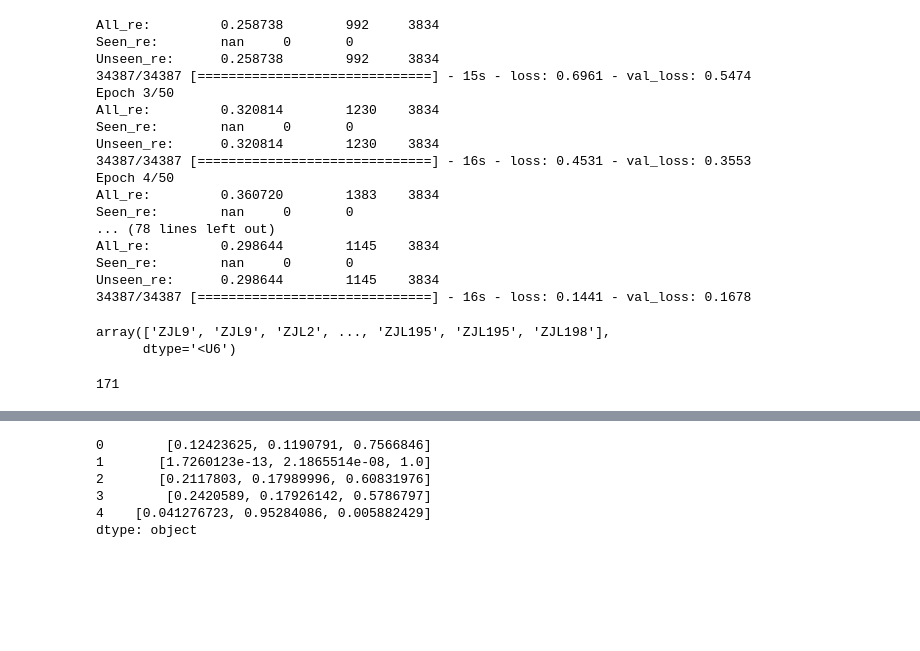
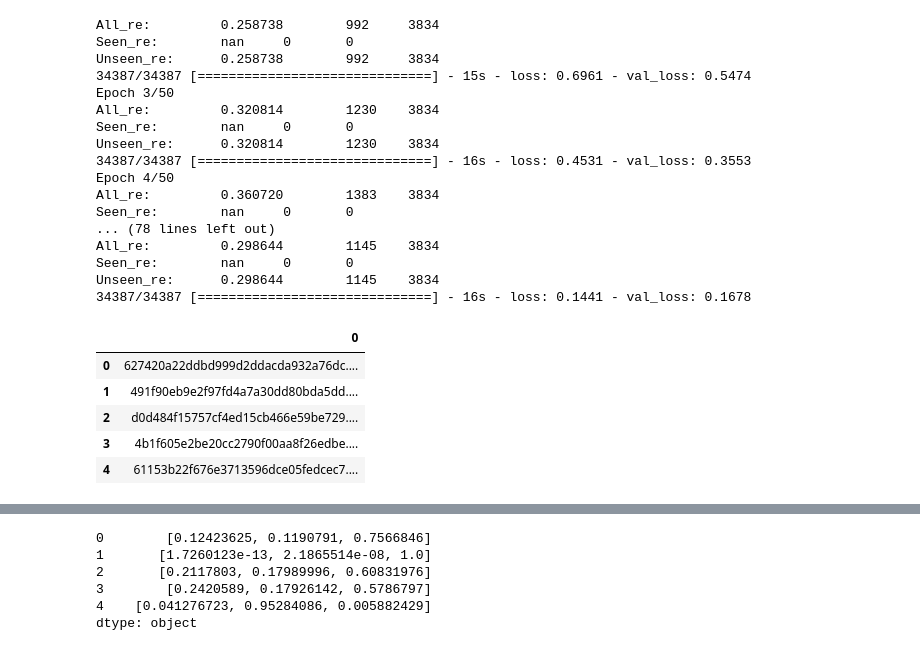
Before and after one commit to ifuding/TC, a Jupyter notebook: ZJC/Code/EmbAttrToImagFeaturesClean-Copy3.ipynb, the cells around one changed output, grey strips where cells are left out. Saved outputs shown, nothing was run; the diff lists cells and outputs as text; code cells hidden in the pictures; blank space fills up the shorter version.

```diff
--- a/ZJC/Code/EmbAttrToImagFeaturesClean-Copy3.ipynb
+++ b/ZJC/Code/EmbAttrToImagFeaturesClean-Copy3.ipynb
@@ -769,15 +774,13 @@ Seen_re:        nan     0       0
 Unseen_re:      0.298644        1145    3834
 34387/34387 [==============================] - 16s - loss: 0.1441 - val_loss: 0.1678
 # %%
-pred_nearest_class_id = find_nearest_class(class_id_emb_attr, zs_model, validate_part_df, validate_part_target, 2)
-pred_nearest_class_id
+# pred_nearest_class_id = find_nearest_class(class_id_emb_attr, zs_model, validate_part_df, validate_part_target, 2)
+# pred_nearest_class_id
+validate_part_img_id.head()
 # %% [output]
-array(['ZJL9', 'ZJL9', 'ZJL2', ..., 'ZJL195', 'ZJL195', 'ZJL198'],
-      dtype='<U6')
+|  | 0 |
+| 0 | 627420a22ddbd999d2ddacda932a76dc.... |
+| 1 | 491f90eb9e2f97fd4a7a30dd80bda5dd.... |
+| 2 | d0d484f15757cf4ed15cb466e59be729.... |
+| 3 | 4b1f605e2be20cc2790f00aa8f26edbe.... |
+| 4 | 61153b22f676e3713596dce05fedcec7.... |
-# %%
-seen_class_num = validate_part_df[validate_part_df.class_id.isin(train_part_id)].class_id.unique()
-seen_class_num.shape[0]
-# np.sum(validate_part_df.class_id == pred_nearest_class_id) / pred_nearest_class_id.shape[0]
-# np.sum(validate_part_df.class_id == pred_nearest_class_id)
-# %% [output]
-171
```
Also changed, not shown: parts of 15 cells of this notebook, 3 other files.
